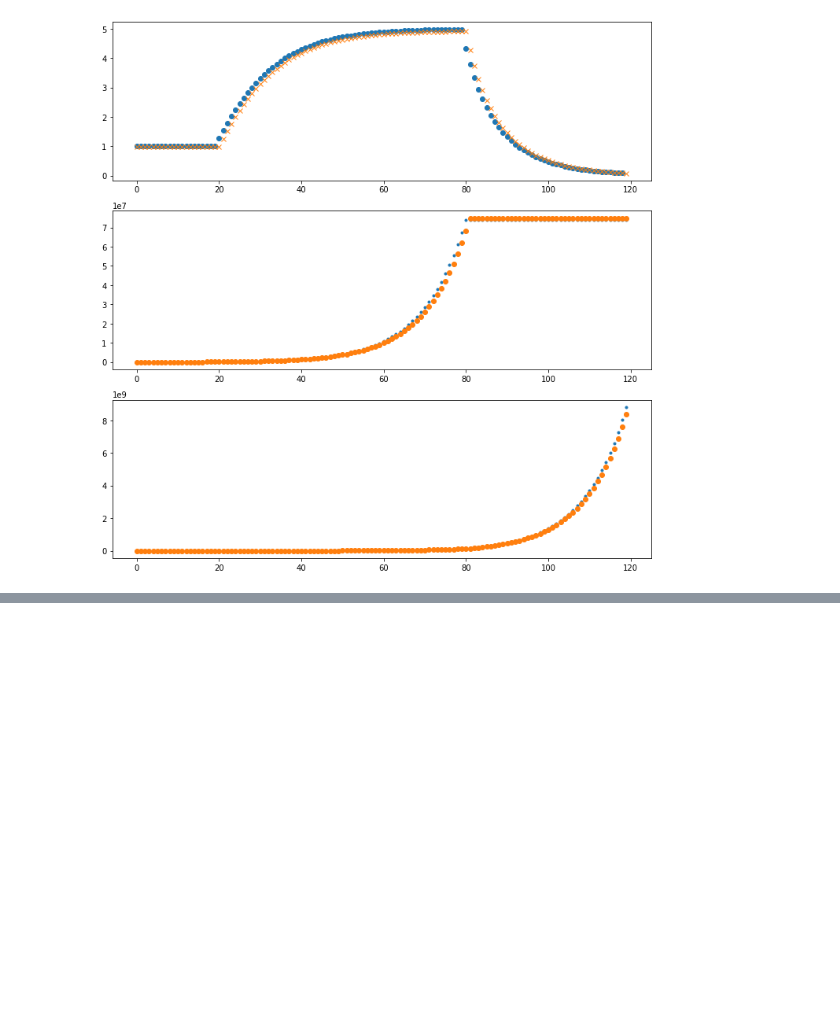
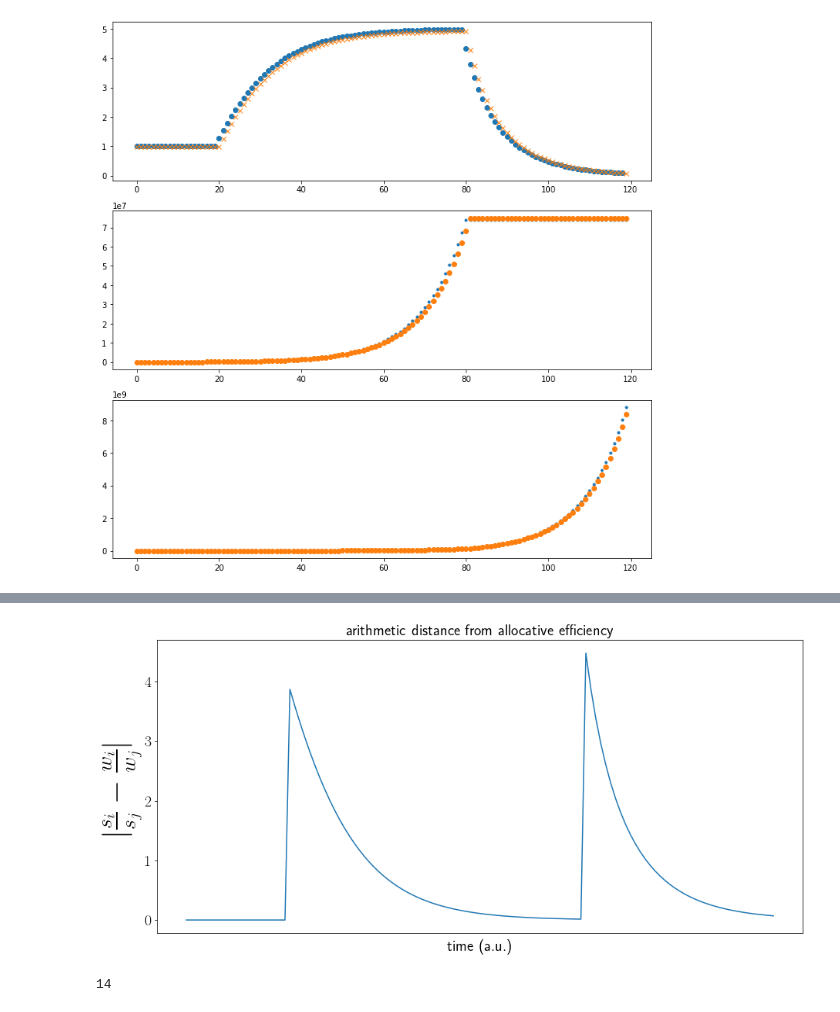
Before and after one commit to BlockScience/thegraph-research, a Jupyter notebook: curation_sim_py/curation_sim/notebooks/calculate_whale_divergence.ipynb, the cells around one changed output, grey strips where cells are left out. Drawn from its saved outputs; the diff is of its cells as text; code cells hidden in the pictures; blank space fills up the shorter version.

```diff
--- a/curation_sim_py/curation_sim/notebooks/calculate_whale_divergence.ipynb
+++ b/curation_sim_py/curation_sim/notebooks/calculate_whale_divergence.ipynb
@@ -96,0 +125,15 @@ plt.tight_layout()
+# %%
+plt.rcParams['text.usetex'] = True
+
+f, axs = plt.subplots(figsize=(15, 7))
+ea = [abs(r - 10*w/c) for r, w, c in zip(ratio, w_deps_list, c_deps_list)]
+axs.plot(ea, markersize=10)
+axs.set_xticks([])
+axs.set_xlabel('time (a.u.)', fontsize=20)
+axs.set_ylabel(r'$|\frac{s_i}{s_j}-\frac{w_i}{w_j}|$', fontsize=40)
+axs.tick_params(axis='both', which='major', labelsize=20)
+axs.set_title('arithmetic distance from allocative efficiency', fontsize=20)
+
+f.savefig('distance_from_ea.png')
+# %% [output]
+[figure, added]
@@ -96,0 +142,7 @@ plt.tight_layout()
+# %%
+cont(3) (lambda x:
+cont(2 * x) (lambda y:
+cont(8 + y) (lambda z:
+z)))
+# %% [output]
+14
```
Also changed, not shown: parts of 5 cells of this notebook, 2 other files.
